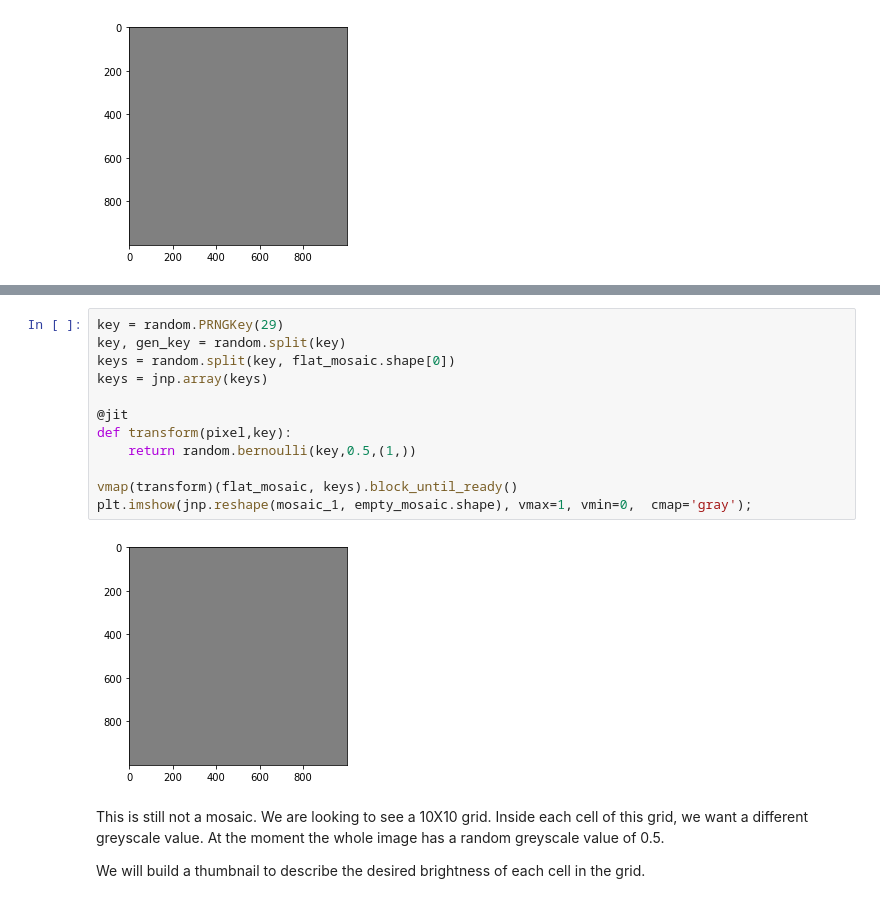
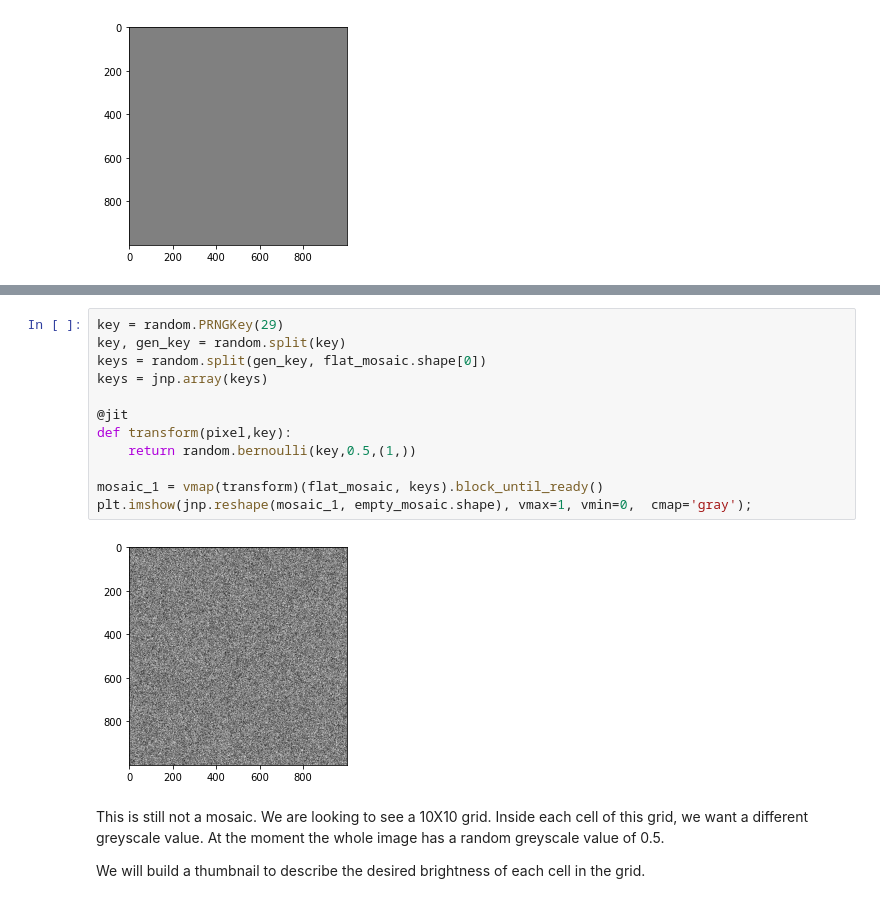
Before and after one commit to madendorff/code_experiments, a Jupyter notebook: Wrestling with jax vmap.ipynb, the cells around one changed output, grey strips where cells are left out. Cells and saved outputs as stored; diff of their text form.

```diff
--- a/Wrestling with jax vmap.ipynb
+++ b/Wrestling with jax vmap.ipynb
@@ -49,17 +53,17 @@ To do that I am going to need to send random keys to my transform function. I wi
 # %%
 key = random.PRNGKey(29)
 key, gen_key = random.split(key)
-keys = random.split(key, flat_mosaic.shape[0])
+keys = random.split(gen_key, flat_mosaic.shape[0])
 keys = jnp.array(keys)
 
 @jit
 def transform(pixel,key):
     return random.bernoulli(key,0.5,(1,))
 
-vmap(transform)(flat_mosaic, keys).block_until_ready()
+mosaic_1 = vmap(transform)(flat_mosaic, keys).block_until_ready()
 plt.imshow(jnp.reshape(mosaic_1, empty_mosaic.shape), vmax=1, vmin=0,  cmap='gray');
 # %% [output]
-[figure, old version]
+[figure, new version]
 # %% [markdown]
 This is still not a mosaic. We are looking to see a 10X10 grid. Inside each cell of this grid, we want a different greyscale value. At the moment the whole image has a random greyscale value of 0.5.
 
```
Also changed, not shown: parts of 34 cells of this notebook, 1 other file.
